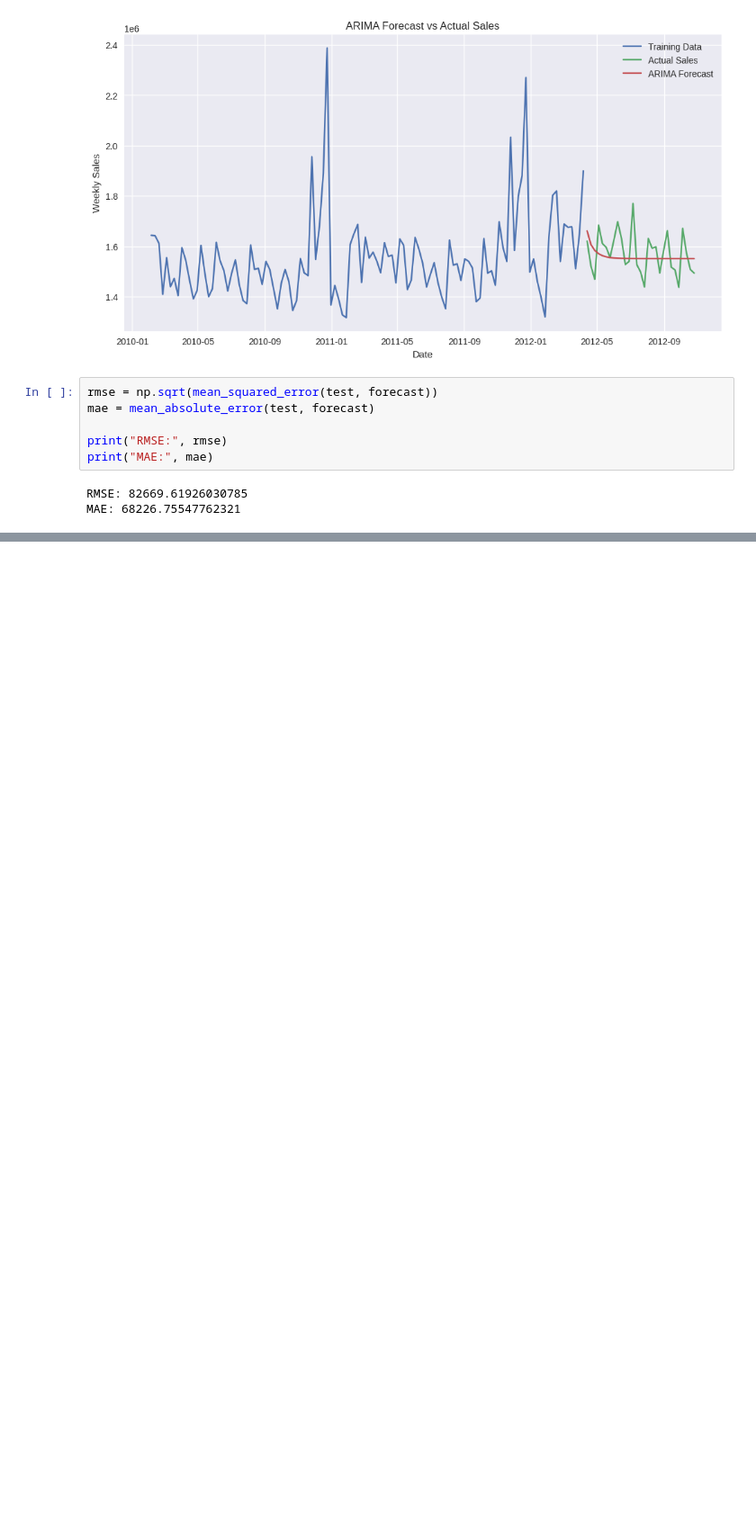
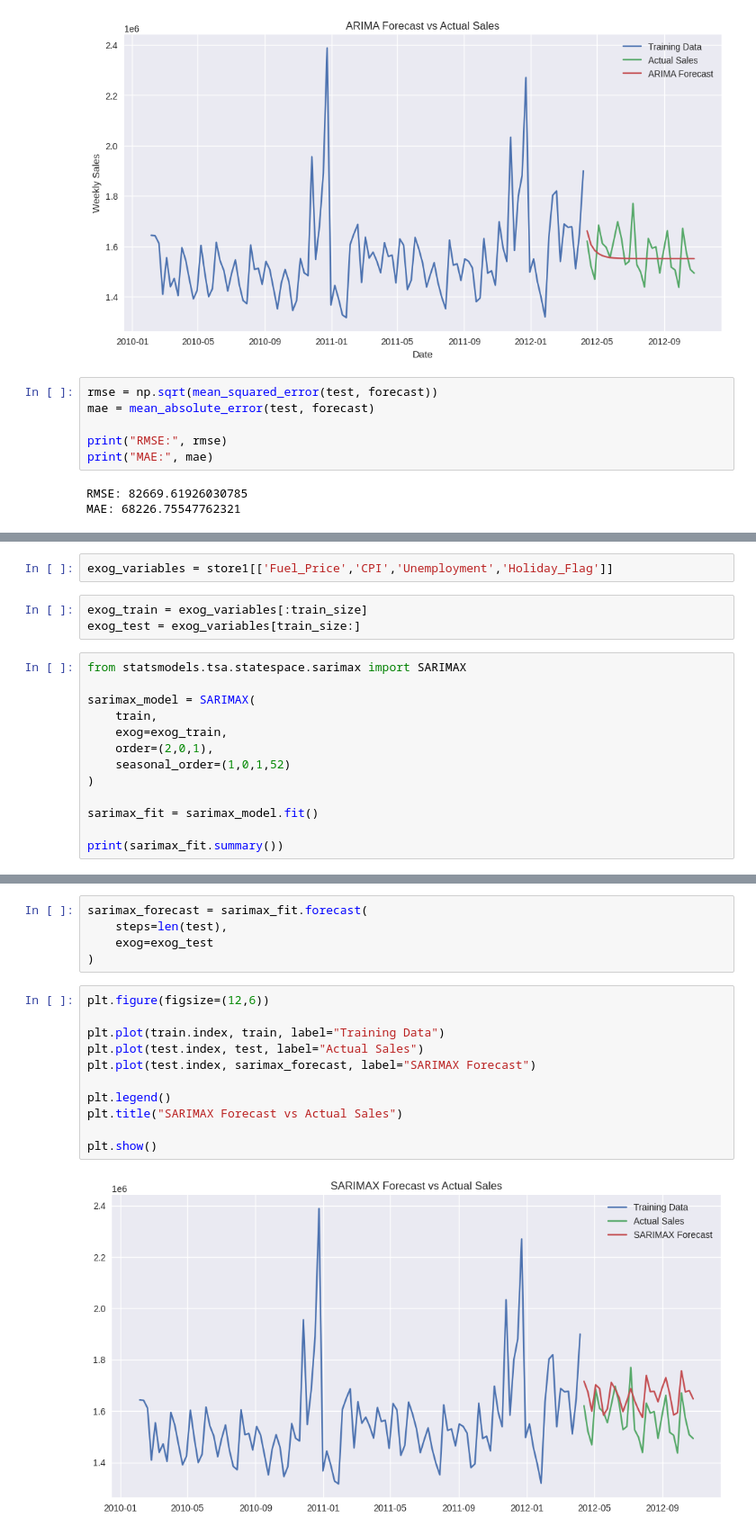
Before and after one commit to prarthna-kul/Retail-Sales-Forecasting, a Jupyter notebook: Retail_Sales_Forecasting_TimeSeries.ipynb, the cells around one changed output, grey strips where cells are left out. Shown at 90% size. Drawn from its saved outputs; the diff is of its cells as text; blank space fills up the shorter version.

```diff
--- a/Retail_Sales_Forecasting_TimeSeries.ipynb
+++ b/Retail_Sales_Forecasting_TimeSeries.ipynb
@@ -319,0 +374,18 @@ MAE: 68226.75547762321
+# %%
+exog_variables = store1[['Fuel_Price','CPI','Unemployment','Holiday_Flag']]
+# %%
+exog_train = exog_variables[:train_size]
+exog_test = exog_variables[train_size:]
+# %%
+from statsmodels.tsa.statespace.sarimax import SARIMAX
+
+sarimax_model = SARIMAX(
+    train,
+    exog=exog_train,
+    order=(2,0,1),
+    seasonal_order=(1,0,1,52)
+)
+
+sarimax_fit = sarimax_model.fit()
+
+print(sarimax_fit.summary())
@@ -319,0 +410,18 @@ MAE: 68226.75547762321
+# %%
+sarimax_forecast = sarimax_fit.forecast(
+    steps=len(test),
+    exog=exog_test
+)
+# %%
+plt.figure(figsize=(12,6))
+
+plt.plot(train.index, train, label="Training Data")
+plt.plot(test.index, test, label="Actual Sales")
+plt.plot(test.index, sarimax_forecast, label="SARIMAX Forecast")
+
+plt.legend()
+plt.title("SARIMAX Forecast vs Actual Sales")
+
+plt.show()
+# %% [output]
+[figure, added]
```
Also changed, not shown: parts of 23 cells of this notebook.
